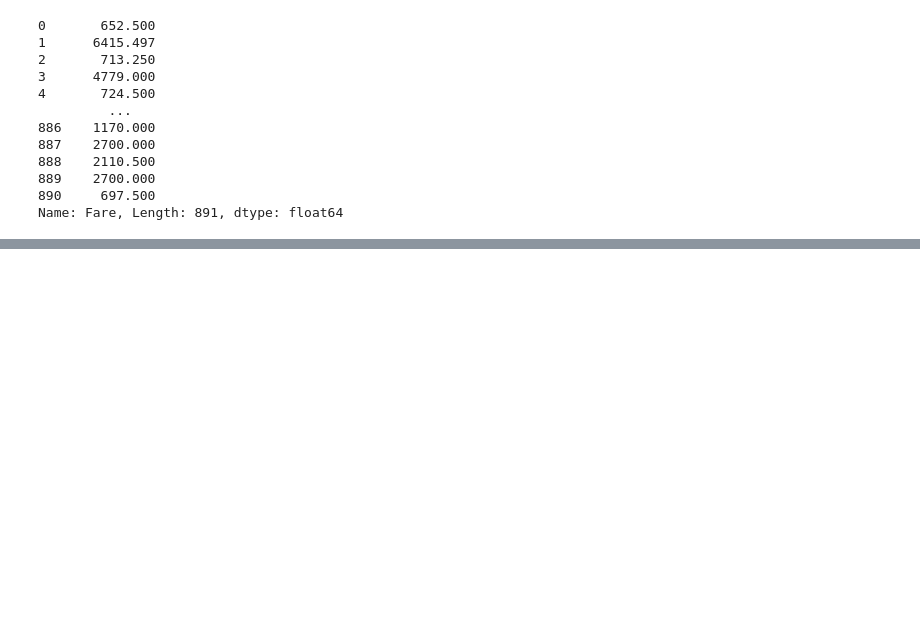
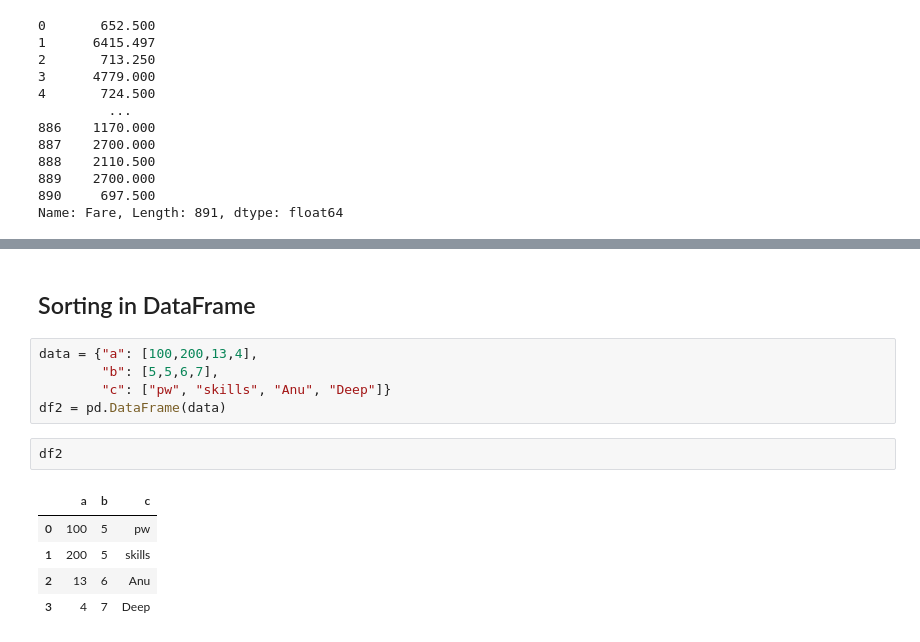
Before and after one commit to prA-G/DailyPythonNotes, a Jupyter notebook: 19_Pandas_Advance.ipynb, the cells around one changed output, grey strips where cells are left out. Saved outputs shown, nothing was run; the diff lists cells and outputs as text; blank space fills up the shorter version.

```diff
--- a/19_Pandas_Advance.ipynb
+++ b/19_Pandas_Advance.ipynb
@@ -1477,0 +1662,15 @@ Name: Fare, Length: 891, dtype: float64
+# %% [markdown]
+## Sorting in DataFrame
+# %%
+data = {"a": [100,200,13,4],
+        "b": [5,5,6,7],
+        "c": ["pw", "skills", "Anu", "Deep"]}
+df2 = pd.DataFrame(data)
+# %%
+df2
+# %% [output]
+|  | a | b | c |
+| 0 | 100 | 5 | pw |
+| 1 | 200 | 5 | skills |
+| 2 | 13 | 6 | Anu |
+| 3 | 4 | 7 | Deep |
```
Also changed, not shown: parts of 29 cells of this notebook.
